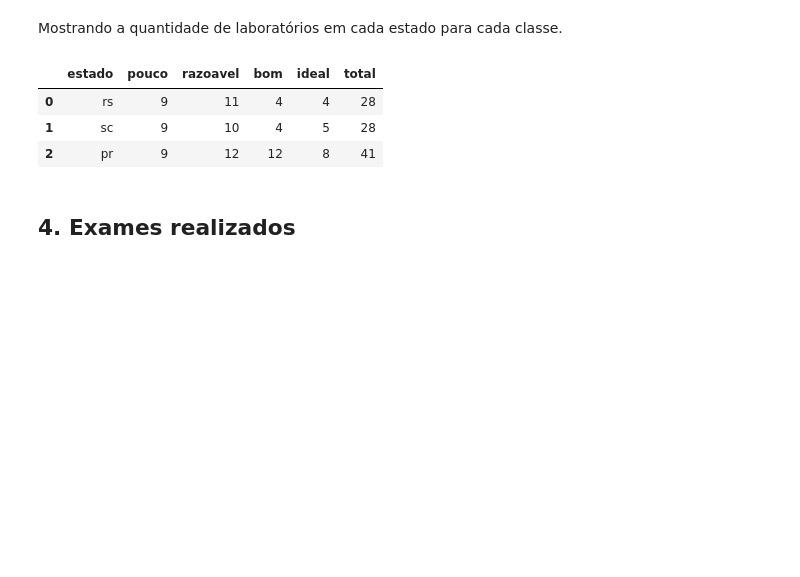
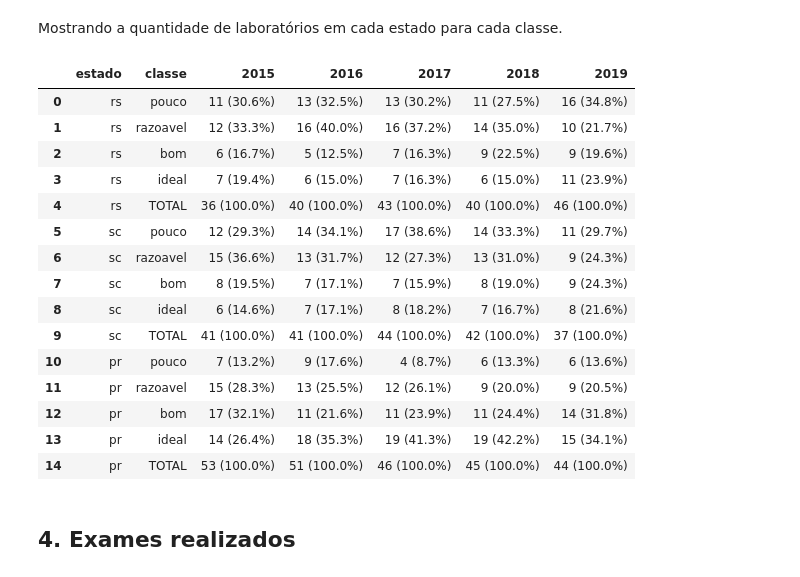
Before and after one commit to souzamarcelo/qualicito, a Jupyter notebook: lab-book.ipynb, the cells around one changed output. Cells and saved outputs as stored; diff of their text form; code cells hidden in the pictures; blank space fills up the shorter version.

Commit message:
New tables; modifications in classes.

```diff
--- a/lab-book.ipynb
+++ b/lab-book.ipynb
@@ -61,12 +60,24 @@ dados[['ex_total', 'ex_sat', 'ex_ins', 'asc_total', 'sil_total', 'ind_pos', 'per
 # %% [markdown]
 Mostrando a quantidade de laboratórios em cada estado para cada classe.
 # %%
-analysis.laboratoriosEstadoClasse(dados)
+analysis.quantidadeLaboratorios(dados)
 # %% [output]
-|  | estado | pouco | razoavel | bom | ideal | total |
-| 0 | rs | 9 | 11 | 4 | 4 | 28 |
-| 1 | sc | 9 | 10 | 4 | 5 | 28 |
-| 2 | pr | 9 | 12 | 12 | 8 | 41 |
+|  | estado | classe | 2015 | 2016 | 2017 | 2018 | 2019 |
+| 0 | rs | pouco | 11 (30.6%) | 13 (32.5%) | 13 (30.2%) | 11 (27.5%) | 16 (34.8%) |
+| 1 | rs | razoavel | 12 (33.3%) | 16 (40.0%) | 16 (37.2%) | 14 (35.0%) | 10 (21.7%) |
+| 2 | rs | bom | 6 (16.7%) | 5 (12.5%) | 7 (16.3%) | 9 (22.5%) | 9 (19.6%) |
+| 3 | rs | ideal | 7 (19.4%) | 6 (15.0%) | 7 (16.3%) | 6 (15.0%) | 11 (23.9%) |
+| 4 | rs | TOTAL | 36 (100.0%) | 40 (100.0%) | 43 (100.0%) | 40 (100.0%) | 46 (100.0%) |
+| 5 | sc | pouco | 12 (29.3%) | 14 (34.1%) | 17 (38.6%) | 14 (33.3%) | 11 (29.7%) |
+| 6 | sc | razoavel | 15 (36.6%) | 13 (31.7%) | 12 (27.3%) | 13 (31.0%) | 9 (24.3%) |
+| 7 | sc | bom | 8 (19.5%) | 7 (17.1%) | 7 (15.9%) | 8 (19.0%) | 9 (24.3%) |
+| 8 | sc | ideal | 6 (14.6%) | 7 (17.1%) | 8 (18.2%) | 7 (16.7%) | 8 (21.6%) |
+| 9 | sc | TOTAL | 41 (100.0%) | 41 (100.0%) | 44 (100.0%) | 42 (100.0%) | 37 (100.0%) |
+| 10 | pr | pouco | 7 (13.2%) | 9 (17.6%) | 4 (8.7%) | 6 (13.3%) | 6 (13.6%) |
+| 11 | pr | razoavel | 15 (28.3%) | 13 (25.5%) | 12 (26.1%) | 9 (20.0%) | 9 (20.5%) |
+| 12 | pr | bom | 17 (32.1%) | 11 (21.6%) | 11 (23.9%) | 11 (24.4%) | 14 (31.8%) |
+| 13 | pr | ideal | 14 (26.4%) | 18 (35.3%) | 19 (41.3%) | 19 (42.2%) | 15 (34.1%) |
+| 14 | pr | TOTAL | 53 (100.0%) | 51 (100.0%) | 46 (100.0%) | 45 (100.0%) | 44 (100.0%) |
 # %% [markdown]
 ## 4. Exames realizados
 # %% [markdown]
```
Also changed, not shown: parts of 15 cells of this notebook, 1 other file.
